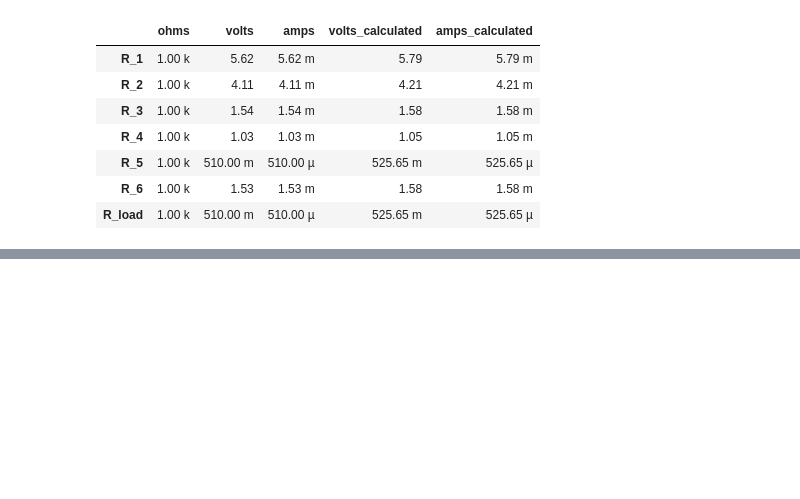
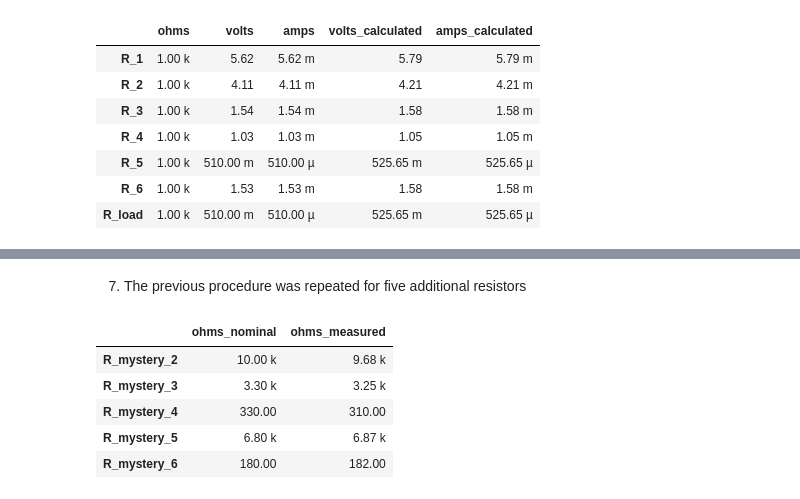
Before and after one commit to MatrixManAtYrService/InstrumentationDesign1, a Jupyter notebook: Lab_05.ipynb, the cells around one changed output, grey strips where cells are left out. Cells and saved outputs as stored; diff of their text form; code cells hidden in the pictures; blank space fills up the shorter version.

```diff
--- a/Lab_05.ipynb
+++ b/Lab_05.ipynb
@@ -207,0 +238,18 @@ display_frame(circuit)
+# %% [markdown]
+7. The previous procedure was repeated for five additional resistors
+# %%
+sample_resistors = symbols(' '.join([f"R_mystery_{r}" for r in range(2, 7)]))
+ohms_nominal = [10e3, 3.3e3, 330, 6.8e3, 180]
+ohms_measured = [9.68e3, 3.25e3, 310, 6.87e3, 182]
+balances = pd.DataFrame.from_dict(
+    { r : [ohms_nominal[i], ohms_measured[i]] for i, r in enumerate(sample_resistors)},
+    orient="index", columns=["ohms_nominal", "ohms_measured"]
+)
+display_frame(balances)
+# %% [output]
+|  | ohms_nominal | ohms_measured |
+| R_mystery_2 | 10.00 k | 9.68 k |
+| R_mystery_3 | 3.30 k | 3.25 k |
+| R_mystery_4 | 330.00 | 310.00 |
+| R_mystery_5 | 6.80 k | 6.87 k |
+| R_mystery_6 | 180.00 | 182.00 |
```
Also changed, not shown: parts of 16 cells of this notebook.
